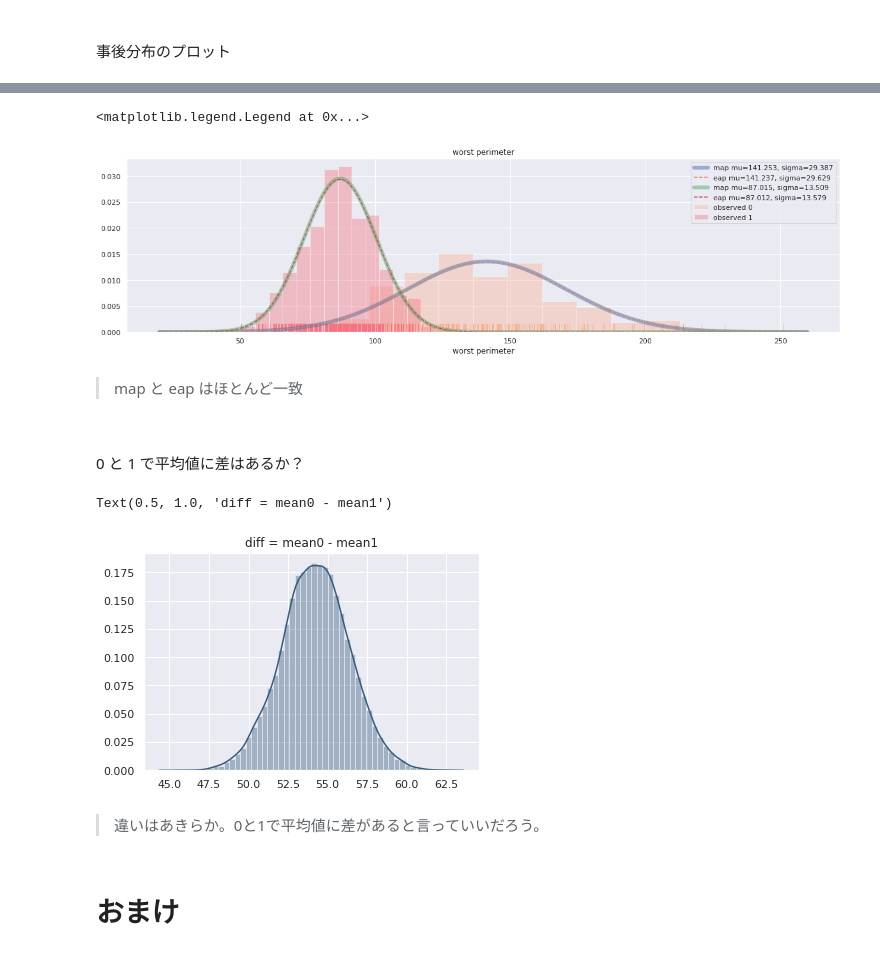
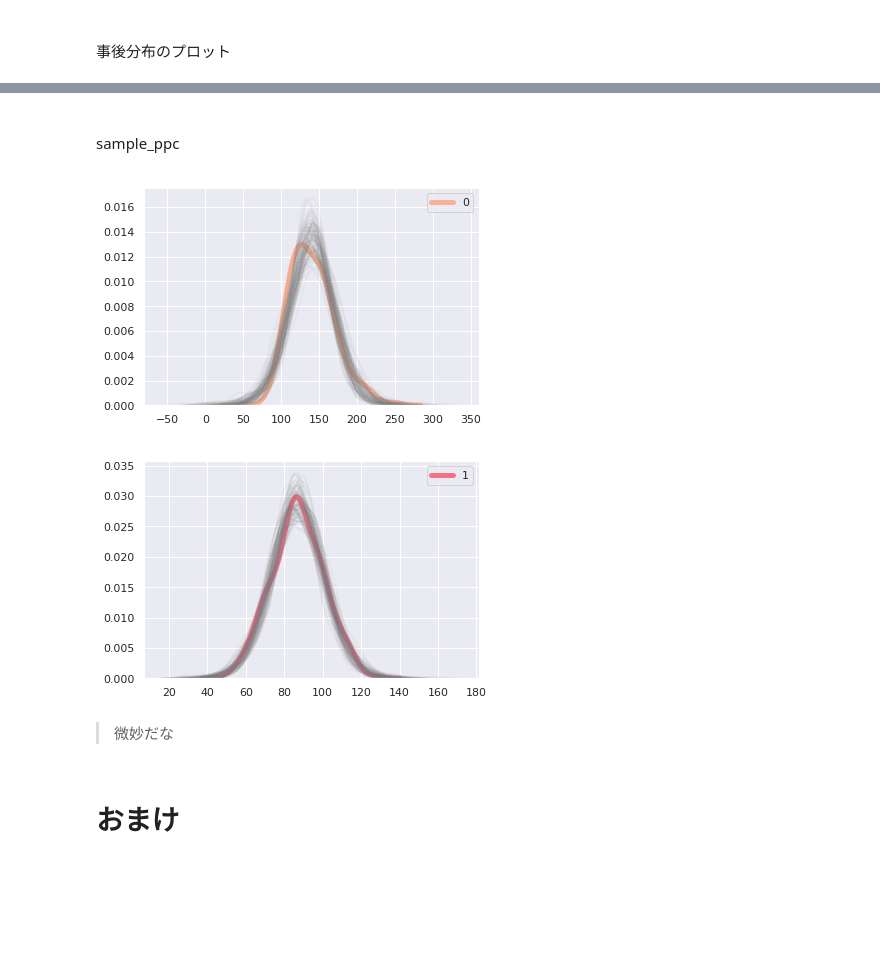
Before and after one commit to fkubota/notebook, a Jupyter notebook: 21_pymc3_breast-cancer.ipynb, the cells around one changed output, grey strips where cells are left out. Drawn from its saved outputs; the diff is of its cells as text; code cells hidden in the pictures; blank space fills up the shorter version.

```diff
--- a/21_pymc3_breast-cancer.ipynb
+++ b/21_pymc3_breast-cancer.ipynb
@@ -165,41 +315,26 @@ array([[<matplotlib.axes._subplots.AxesSubplot object at 0x...>,
-# %%
-x = np.linspace(20, 260, 200)
-
-plt.figure(figsize=(20, 5))
-sns.distplot(df_wp[target==0], color=cp[0], rug=True, label='observed 0', kde=False, norm_hist=True)
-sns.distplot(df_wp[target==1], color=cp[1], rug=True, label='observed 1', kde=False, norm_hist=True)
-for i in range(2):
-    mean_map = map_infs[f'mean{i}']
-    mean_eap = chain_cg[f'mean{i}'].mean()
-
-    sd_map = map_infs[f'sd{i}']
-    sd_eap = chain_cg[f'sd{i}'].mean()
-
-    norm_map = stats.norm.pdf(x, mean_map, sd_map)
-    norm_eap = stats.norm.pdf(x, mean_eap, sd_eap)
-
-    plt.plot(x, norm_map, label=f'map mu={mean_map:.3f}, sigma={sd_map:.3f}', lw=6, alpha=0.5)
-    plt.plot(x, norm_eap, label=f'eap mu={mean_eap:.3f}, sigma={sd_eap:.3f}', linestyle='--')
-plt.title(feat_name)
-plt.legend()
-# %% [output]
-<matplotlib.legend.Legend at 0x...>
-[figure, removed]
-# %% [markdown]
-> map と eap はほとんど一致
-# %% [markdown]
-<br>
-
-0 と 1 で平均値に差はあるか？
-# %%
-diff_mean = chain_cg['mean0'] - chain_cg['mean1']
-sns.distplot(diff_mean, color=cp[4])
-plt.title('diff = mean0 - mean1')
-# %% [output]
-Text(0.5, 1.0, 'diff = mean0 - mean1')
-[figure, removed]
-# %% [markdown]
-> 違いはあきらか。0と1で平均値に差があると言っていいだろう。
+# %% [markdown]
+<br>
+
+sample_ppc
+# %%
+with models:
+    y_pred = pm.sample_ppc(chain_cg, 100)
+# %%
+y0_pred_mean = y_pred['y0'].mean(axis=0)
+sns.kdeplot(df_wp[target==0], color=cp[0], lw=5, label='0')
+for _y in y_pred['y0']:
+    sns.kdeplot(_y, c='gray', alpha=0.07)
+
+plt.figure()
+y1_pred_mean = y_pred['y1'].mean(axis=0)
+sns.kdeplot(df_wp[target==1], color=cp[1], lw=5, label='1')
+for _y in y_pred['y1']:
+    sns.kdeplot(_y, c='gray', alpha=0.07)
+# %% [output]
+[figure, added]
+[figure, added]
+# %% [markdown]
+> 微妙だな
 # %% [markdown]
 # おまけ
 # %% [markdown]
```
Also changed, not shown: parts of 25 cells of this notebook, 1 other file.
